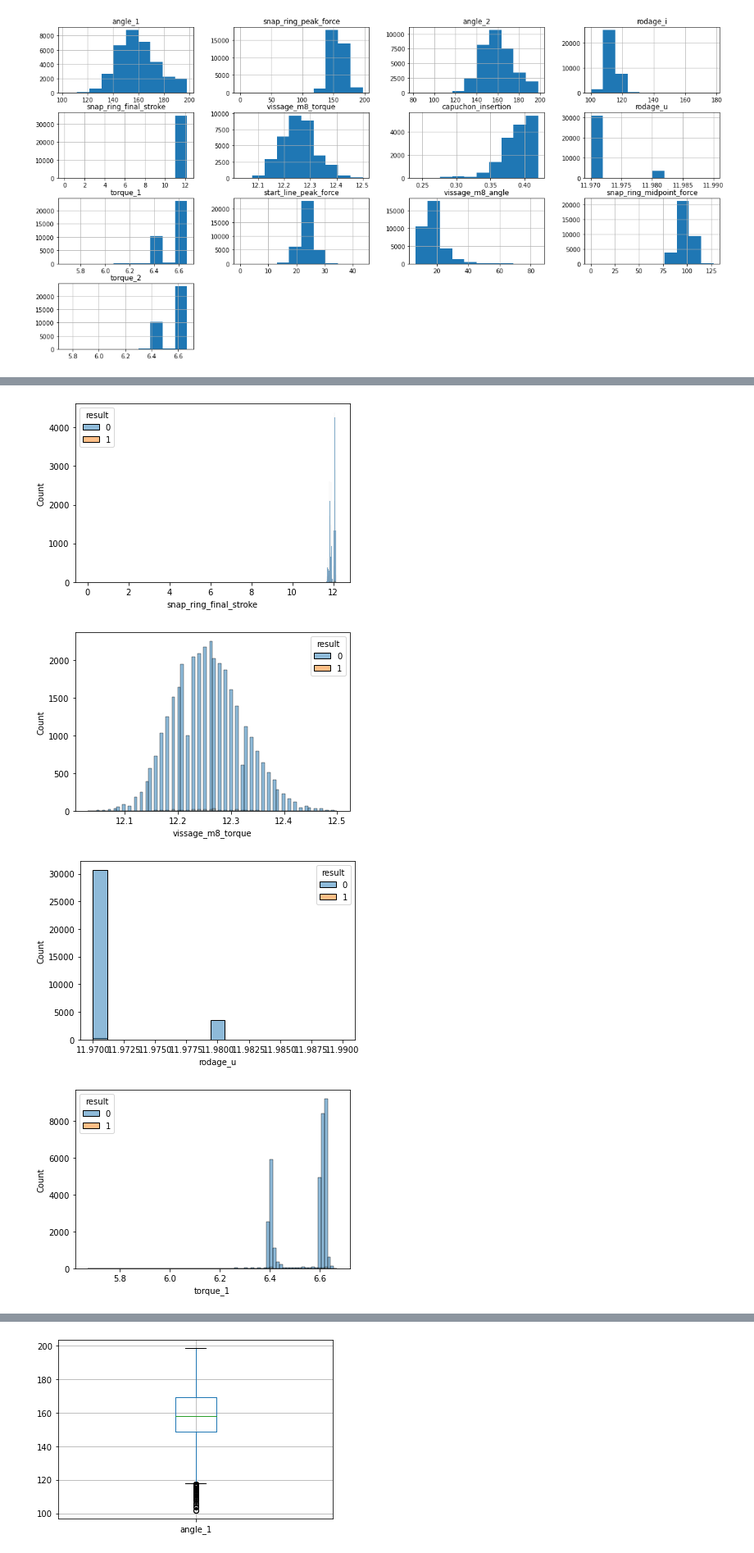
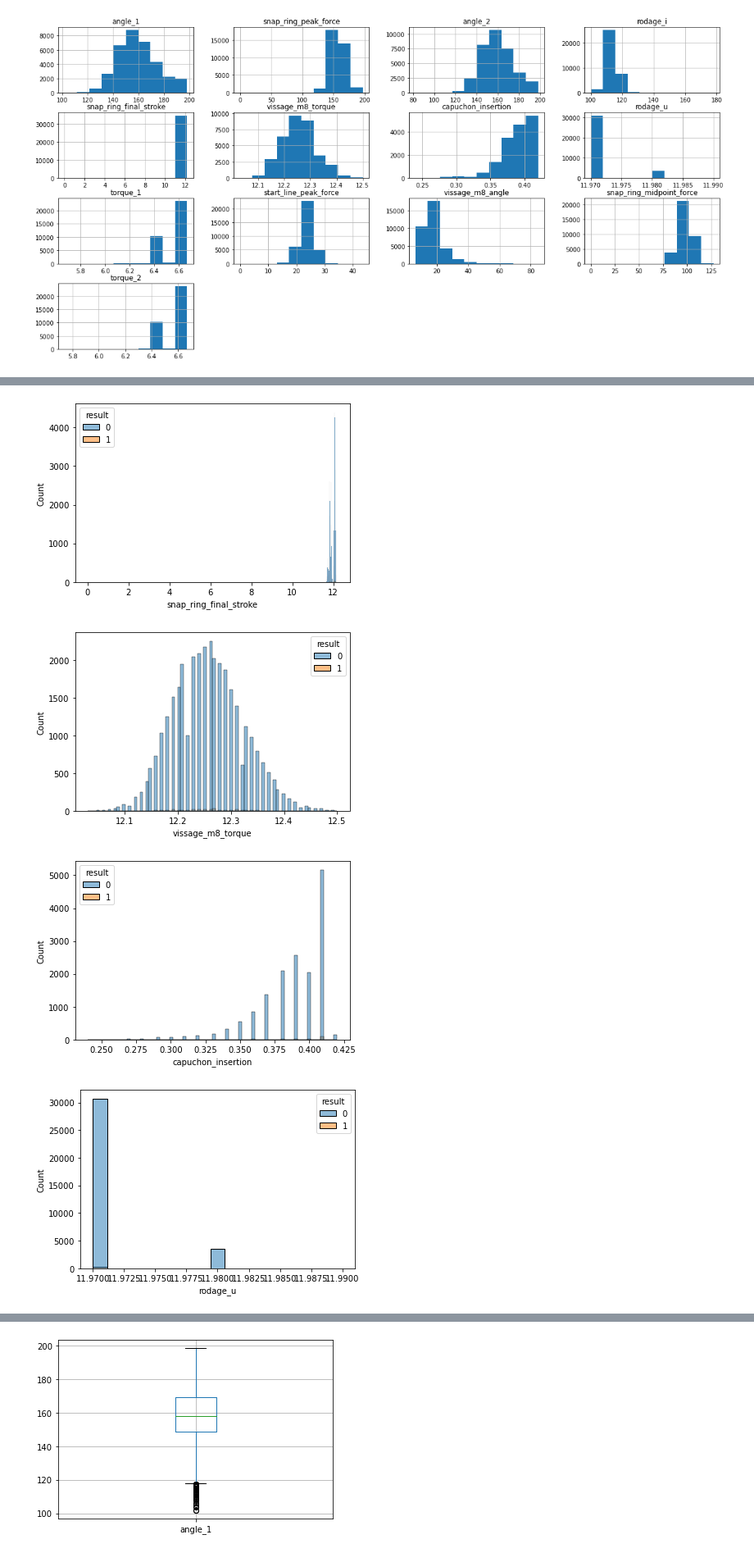
Before and after one commit to FABallemand/DefectPredictionOnProductionLines, a Jupyter notebook: data_analysis.ipynb, the cells around one changed output, grey strips where cells are left out. Shown: that part at 82% size. Saved outputs shown, nothing was run; the diff lists cells and outputs as text; code cells hidden in the pictures.

```diff
--- a/data_analysis.ipynb
+++ b/data_analysis.ipynb
@@ -73,23 +73,23 @@ array([[<AxesSubplot:title={'center':'angle_1'}>,
 # %%
 # train_input, train_ouput = utils.loadTrainingData(remove_id=True, remove_capuchon_insertion=True)
 # train_data = train_input.copy()
 # train_data.insert(0, "result", train_output["result"])
 # train_data.hist(by="result", column="angle_1", sharex=True, sharey=True, layout=(1,1))
 
-train_input, train_output = utils.loadTrainingData(remove_id = True, remove_capuchon_insertion = True)
+train_input, train_output = utils.loadTrainingData(remove_id = True)
 train_input_wres = train_input.copy()
 train_input_wres.insert(2, "result", train_output["result"])
 
 for i in train_input.columns:
     sns.histplot(data=train_input_wres, x=i, hue=train_input_wres["result"])
     plt.savefig("report/img/hist_" + i)
     plt.show()
 # %% [output]
 [figure]
 [figure]
 [figure]
 [figure]
 [figure]
 [figure]
-[figure, old version]
+[figure, new version]
-[figure, old version]
+[figure, new version]
```
Also changed, not shown: parts of 1 cell of this notebook, 11 other files.
